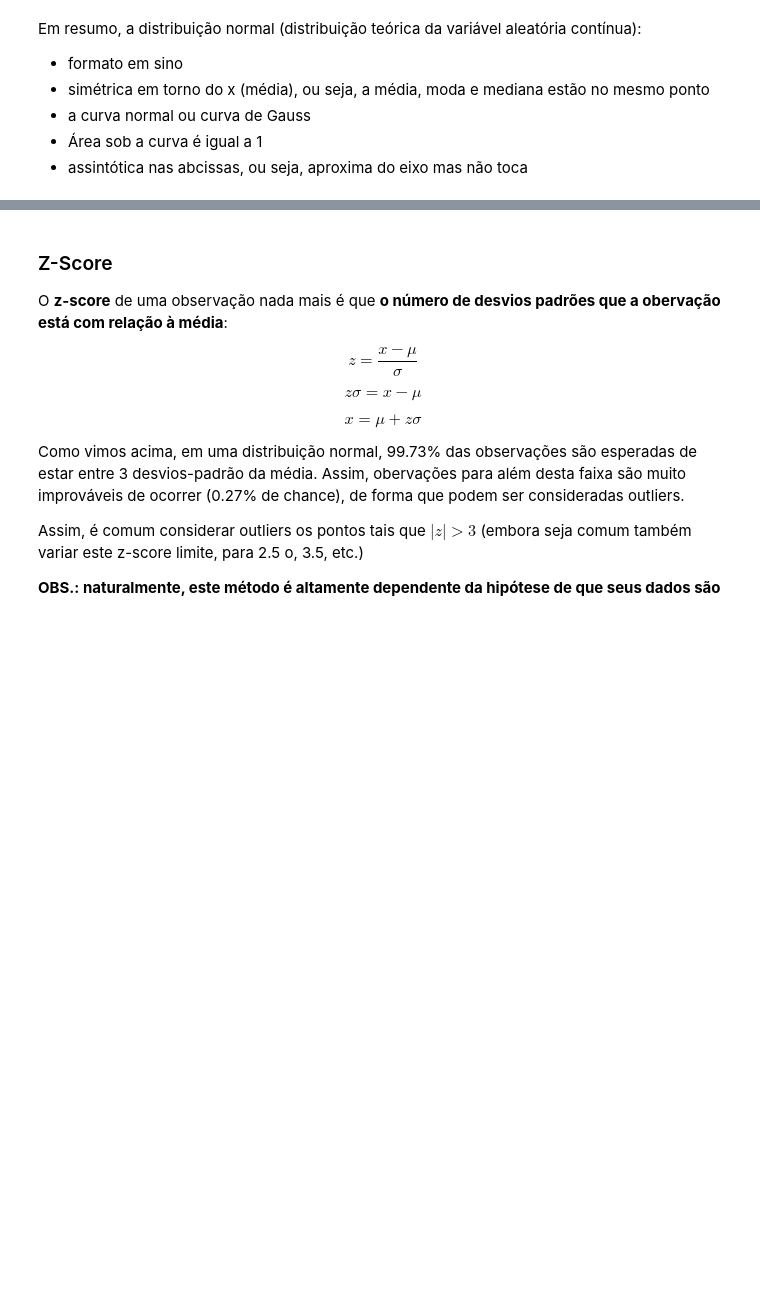
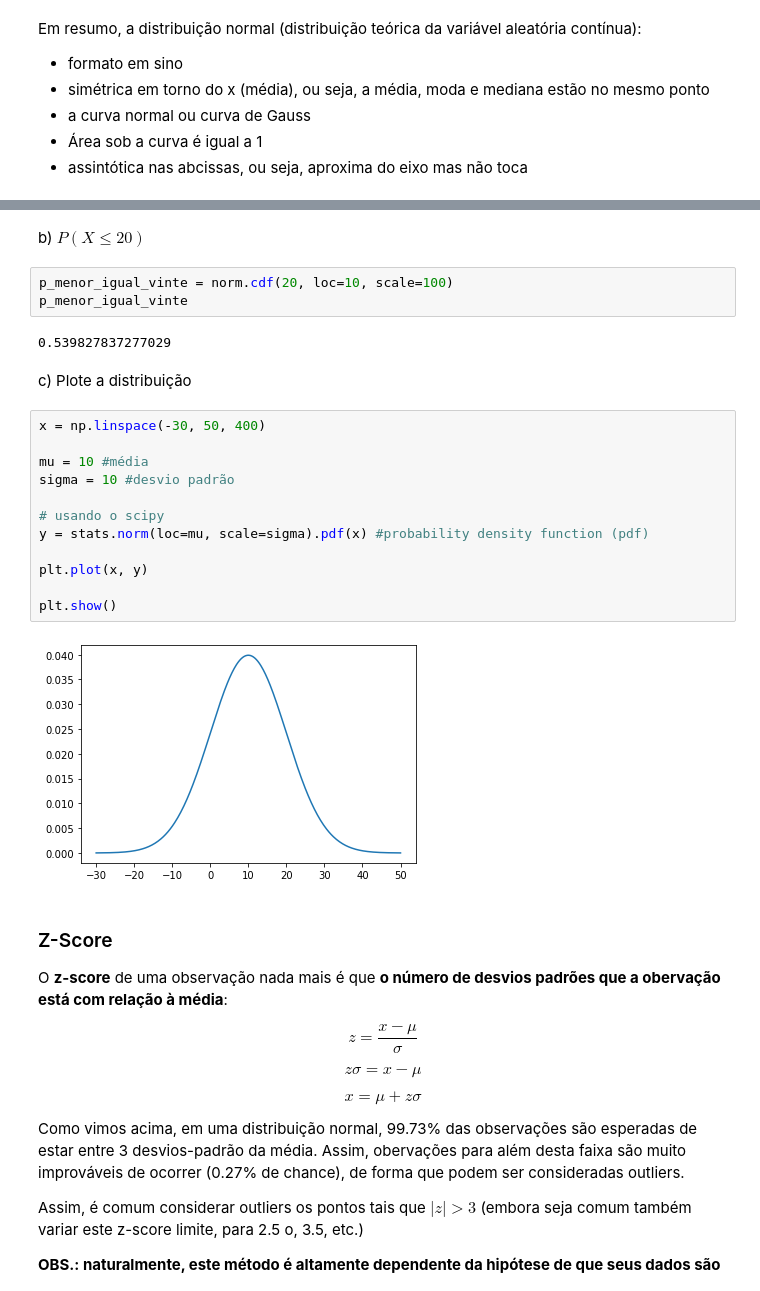
Before and after one commit to joaopasini/letscode_repository, a Jupyter notebook: Módulo 7 - Estatística I/Aula_3_Variaveis_aleatorias.ipynb, the cells around one changed output, grey strips where cells are left out. Saved outputs shown, nothing was run; the diff lists cells and outputs as text; blank space fills up the shorter version.

```diff
--- a/Módulo 7 - Estatística I/Aula_3_Variaveis_aleatorias.ipynb
+++ b/Módulo 7 - Estatística I/Aula_3_Variaveis_aleatorias.ipynb
@@ -458,3 +544,26 @@ Na distribuição normal, os dados são distribuídos de forma muito particular,
+# %% [markdown]
+b) $P(X \leq 20)$
+# %%
+p_menor_igual_vinte = norm.cdf(20, loc=10, scale=100)
+p_menor_igual_vinte
+# %% [output]
+0.539827837277029
+# %% [markdown]
+c) Plote a distribuição
+# %%
+x = np.linspace(-30, 50, 400)
+
+mu = 10 #média
+sigma = 10 #desvio padrão
+
+# usando o scipy
+y = stats.norm(loc=mu, scale=sigma).pdf(x) #probability density function (pdf)
+
+plt.plot(x, y)
+
+plt.show()
+# %% [output]
+[figure, added]
 # %% [markdown]
 ### Z-Score
 
```
Also changed, not shown: parts of 25 cells of this notebook, 2 other files.
